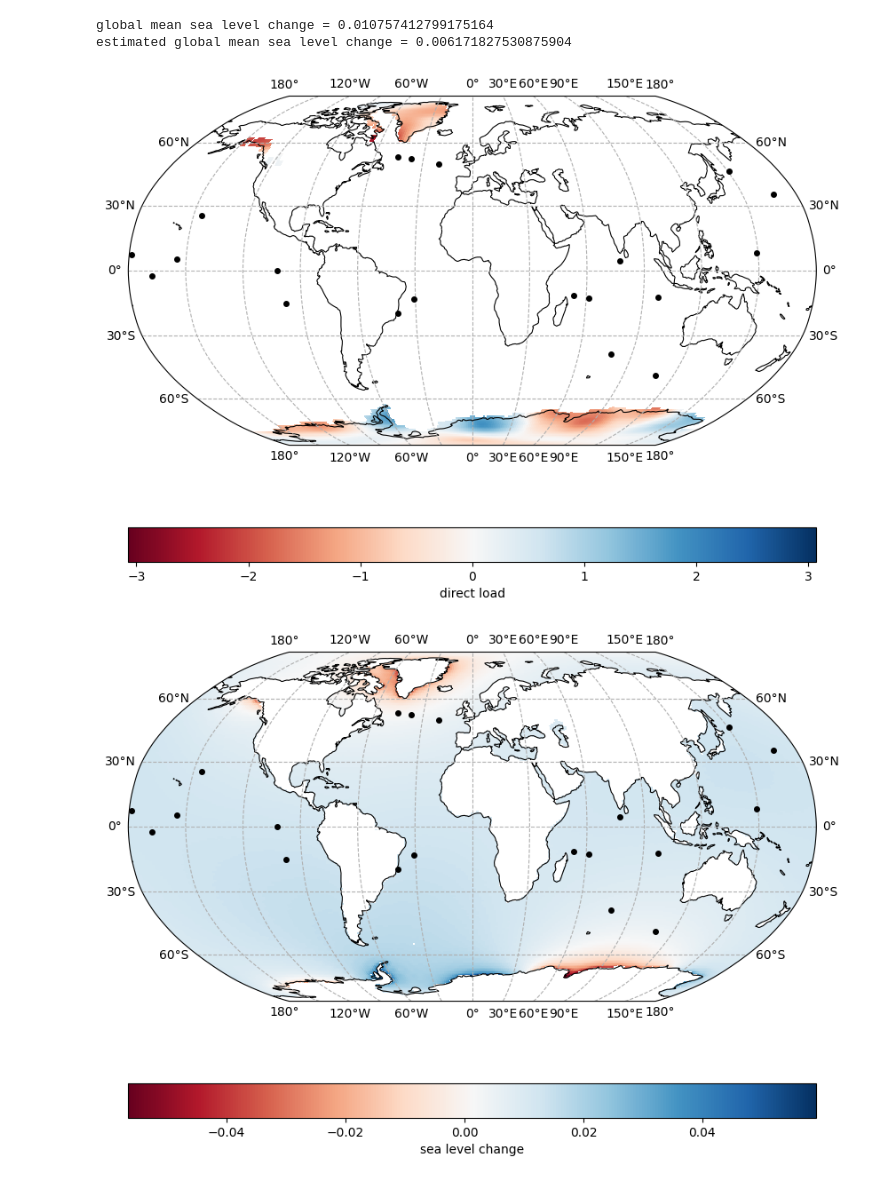
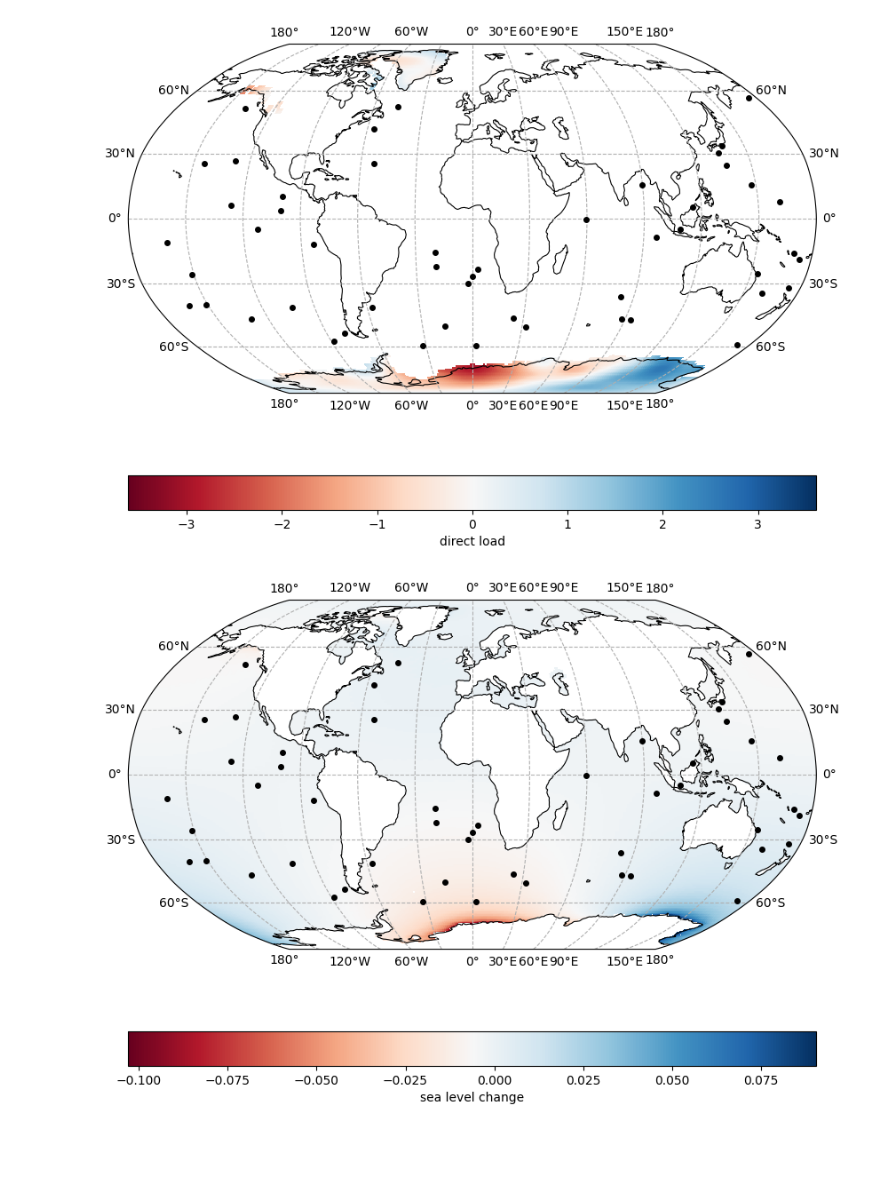
Before and after one commit to da380/pyslfp, a Jupyter notebook: tutorials/t6.ipynb, the cells around one changed output. Cells and saved outputs as stored; diff of their text form; code cells hidden in the pictures; blank space fills up the shorter version.

Commit message:
plotting separated fromfingerprint class

```diff
--- a/tutorials/t6.ipynb
+++ b/tutorials/t6.ipynb
@@ -5,14 +5,15 @@ import numpy as np
 from cartopy import crs as ccrs
 import pygeoinf as inf
 from pygeoinf.homogeneous_space.sphere import Sobolev
-from pyslfp import EarthModelParamters, FingerPrint
+import pyslfp as sl
 
 # Set up the FingerPrint instance
-fingerprint = FingerPrint(
+fingerprint = sl.FingerPrint(
     lmax=128,
-    earth_model_parameters=EarthModelParamters.from_standard_non_dimensionalisation(),
+    earth_model_parameters=sl.EarthModelParameters.from_standard_non_dimensionalisation(),
 )
 fingerprint.set_state_from_ice_ng()
+
 
 # Function for generating random ocean locations.
 def random_ocean_locations(n, lat1=-90, lat2=90):
@@ -48,7 +49,6 @@ load_projection = inf.LinearOperator.formally_self_adjoint(
     model_space, fingerprint.direct_load_from_ice_thickness_change
 )
 
-
 # Set a prior distribution.
 model_prior_measure = model_space.sobolev_gaussian_measure(2, 0.05, 1)
 model_prior_measure = model_prior_measure.affine_mapping(
@@ -63,14 +63,14 @@ sea_level_operator = inf.LinearOperator.formally_self_adjoint(
 sea_level_operator = sea_level_operator @ load_projection @ ice_projection
 
 # Set the observation operator.
-n = 20
+n = 50
 lats, lons = random_ocean_locations(n, lat1=-60, lat2=60)
 observation_operator = model_space.point_evaluation_operator(lats, lons)
 
 # Set the forward problem.
 forward_operator = observation_operator @ sea_level_operator
 data_space = forward_operator.codomain
-data_error_measure = inf.GaussianMeasure.from_standard_deviation(data_space, 0.01)
+data_error_measure = inf.GaussianMeasure.from_standard_deviation(data_space, 0.001)
 forward_problem = inf.LinearForwardProblem(forward_operator, data_error_measure)
 # %%
 
@@ -82,7 +82,7 @@ model, data = forward_problem.synthetic_model_and_data(model_prior_measure)
 sea_level_change = sea_level_operator(model)
 
 # Plot the direct load input.
-fig, ax, im = fingerprint.plot(model, ice_projection=True, symmetric=True)
+fig, ax, im = sl.plot(model * fingerprint.ice_projection(), symmetric=True)
 model_clim = im.get_clim()
 fig.colorbar(im, ax=ax, orientation="horizontal", label="direct load")
 ax.plot(
@@ -95,7 +95,7 @@ ax.plot(
 )
 
 # Plot the resulting sea level
-fig, ax, im = fingerprint.plot(sea_level_change, ocean_projection=True)
+fig, ax, im = sl.plot(sea_level_change * fingerprint.ocean_projection())
 sea_clim = im.get_clim()
 fig.colorbar(im, ax=ax, orientation="horizontal", label="sea level change")
 ax.plot(
@@ -113,41 +113,34 @@ pi = inversion.model_posterior_measure(data, inf.CGMatrixSolver())
 inverted_model = pi.expectation
 inverted_sea_level_change = sea_level_operator(inverted_model)
 
 
 # Plot the inverted direct load input.
-fig, ax, im = fingerprint.plot(inverted_model, ice_projection=True)
+fig, ax, im = sl.plot(inverted_model * fingerprint.ice_projection())
 im.set_clim(model_clim)
 fig.colorbar(im, ax=ax, orientation="horizontal", label="inverted direct load")
 ax.plot(
     lons,
     lats,
     "o",
     color="k",
     markersize=4,
     transform=ccrs.PlateCarree(),
 )
 
 # Plot the resulting sea level
-fig, ax, im = fingerprint.plot(inverted_sea_level_change, ocean_projection=True)
+fig, ax, im = sl.plot(inverted_sea_level_change * fingerprint.ocean_projection())
 im.set_clim(sea_clim)
 fig.colorbar(im, ax=ax, orientation="horizontal", label="inverted sea level change")
 ax.plot(
     lons,
     lats,
     "o",
     color="k",
     markersize=4,
     transform=ccrs.PlateCarree(),
 )
 
-print(f"global mean sea level change = {fingerprint.ocean_average(sea_level_change)}")
-print(
-    f"estimated global mean sea level change = {fingerprint.ocean_average(inverted_sea_level_change)}"
-)
-
 plt.show()
 # %% [output]
-global mean sea level change = 0.010757412799175164
-estimated global mean sea level change = 0.006171827530875904
-[figure, old version]
+[figure, new version]
-[figure, old version]
+[figure, new version]
```
Also changed, not shown: parts of 1 cell of this notebook, 9 other files.
